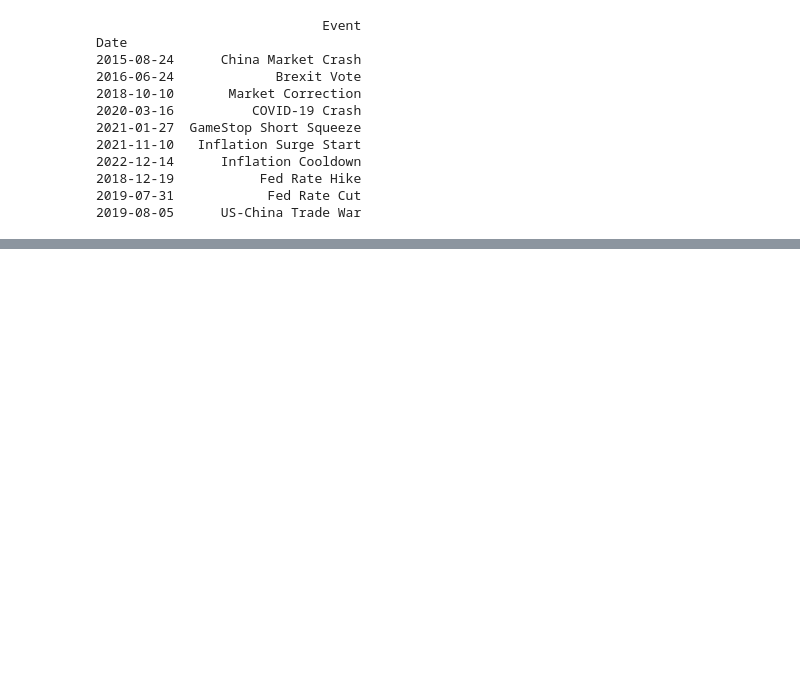
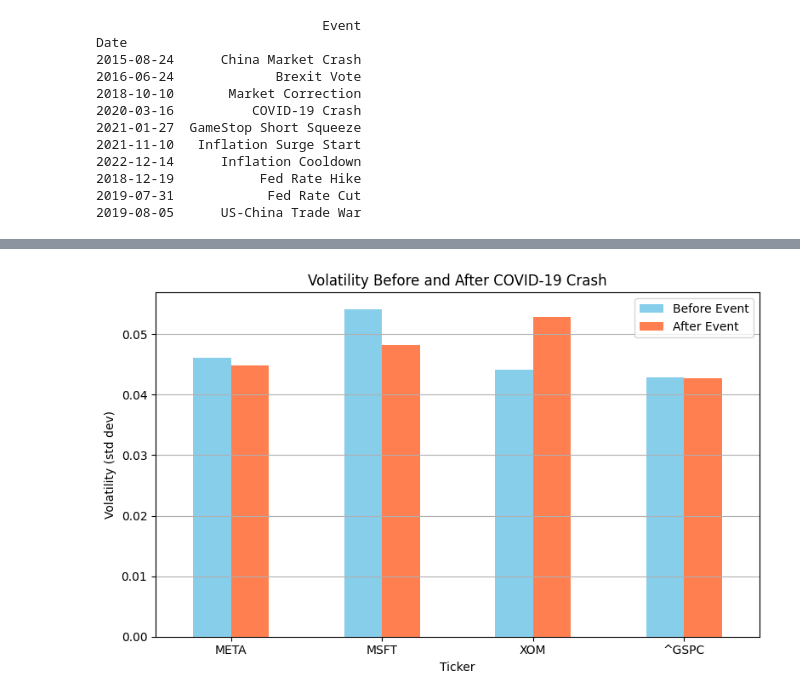
Before and after one commit to JahnaviPatel84/Stock-Analysis-Anomaly-Detection-and-Event-Impact, a Jupyter notebook: 3_Event_Based_Analysis.ipynb, the cells around one changed output, grey strips where cells are left out. Saved outputs shown, nothing was run; the diff lists cells and outputs as text; code cells hidden in the pictures; blank space fills up the shorter version.

```diff
--- a/3_Event_Based_Analysis.ipynb
+++ b/3_Event_Based_Analysis.ipynb
@@ -340,0 +246,20 @@ XOM: -0.00362
+# %%
+# Volatility specifically around COVID-19 event
+rolling_vol_pre = data_returns.loc[:'2020-03-16'].iloc[-30:].std()
+rolling_vol_post = data_returns.loc['2020-03-16':].iloc[:30].std()
+
+volatility_df = pd.DataFrame({
+    'Before Event': rolling_vol_pre,
+    'After Event': rolling_vol_post
+})
+
+volatility_df.plot(kind='bar', figsize=(8,5), color=['skyblue', 'coral'])
+plt.title('Volatility Before and After COVID-19 Crash')
+plt.ylabel('Volatility (std dev)')
+plt.xticks(rotation=0)
+plt.grid(axis='y')
+plt.tight_layout()
+plt.savefig('Volatility_comparison_COVID19.png', dpi=300)
+plt.show()
+# %% [output]
+[figure, added]
```
Also changed, not shown: parts of 17 cells of this notebook.
